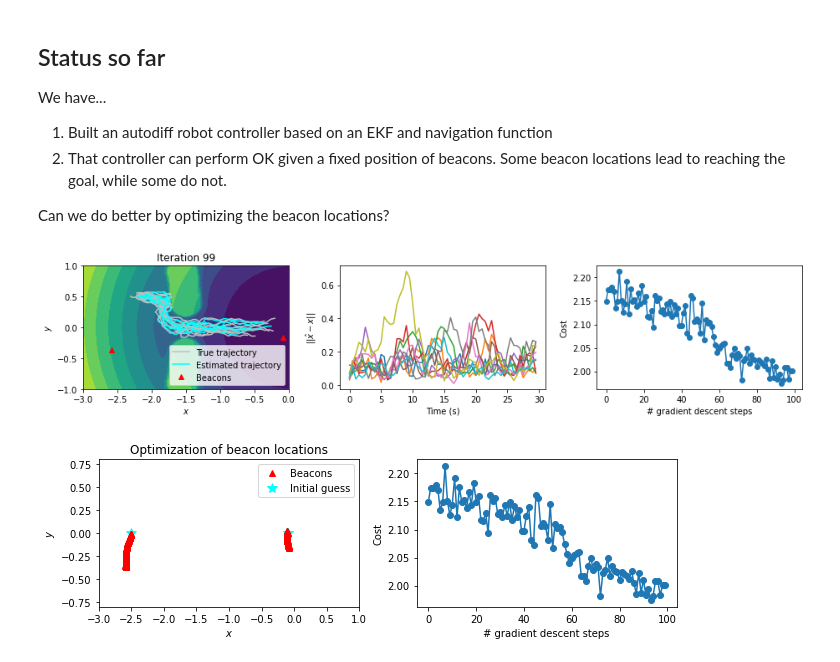
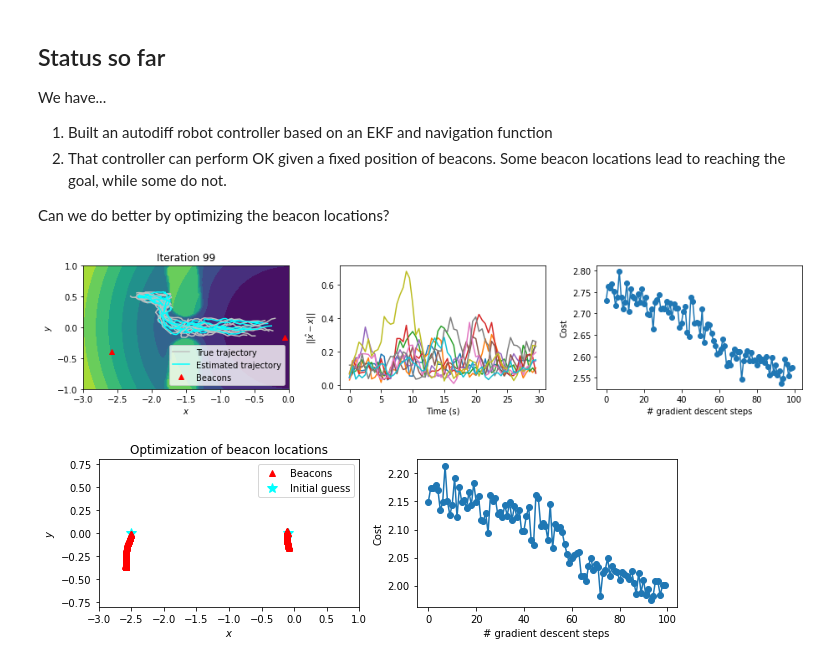
Before and after one commit to MIT-REALM/architect_rss_22, a Jupyter notebook: prototyping/frugal_ekf.ipynb, the cells around one changed output. Cells and saved outputs as stored; diff of their text form; code cells hidden in the pictures.

Commit message:
EKF beacon placement now working with obstacles and an obstacle-avoidance cost!

```diff
--- a/prototyping/frugal_ekf.ipynb
+++ b/prototyping/frugal_ekf.ipynb
@@ -533,7 +533,7 @@ def cost_from_beacon_locs(beacon_locations, prng_key):
     state_true, state_estimated, _, V_trace = simulation_wrapper(beacon_locations, prng_key)
 
     # Compute cost based on the navigation function
-    cost = 100 * ((state_true - state_estimated) ** 2).mean() + (state_true ** 2).mean()
+    cost = 100 * ((state_true - state_estimated) ** 2).mean() + (state_true ** 2).mean() + 0.1 * V_trace.mean()
     return cost
 
 # Optimize the beacon locations, starting from an initial guess
@@ -590,34 +590,34 @@ try:
         true_states, state_estimates, _, V_trace = simulate_parallel(beacon_locations, split_keys)
         plt.close(fig)
         fig, axs = plt.subplots(1, 3, figsize=(13, 3))
         contours = axs[0].contourf(X, Y, V, levels=10)
         axs[0].set_xlabel(r"$x$")
         axs[0].set_ylabel(r"$y$")
         axs[0].plot([], [], "silver", label="True trajectory")
         axs[0].plot([], [], "cyan", label="Estimated trajectory")
         for trace_idx in range(min(n_sims_per_iter, 10)):
             axs[0].plot(true_states[trace_idx, :, 0], true_states[trace_idx, :, 1], "silver")
             axs[0].plot(state_estimates[trace_idx, :, 0], state_estimates[trace_idx, :, 1], "cyan")
         axs[0].plot(beacon_locations[:, 0], beacon_locations[:, 1], "r^", label="Beacons")
         axs[0].legend()
         axs[0].set_title(f"Iteration {i}")
         state_errors = jnp.linalg.norm(true_states - state_estimates, axis=-1)[:min(n_sims_per_iter, 10)]
         axs[1].plot(jnp.arange(0, 30, 0.5), state_errors.T)
         axs[1].set_xlabel("Time (s)")
         axs[1].set_ylabel("$||\\hat{x} - x||$")
         axs[2].plot(costs, "o-")
         axs[2].set_xlabel("# gradient descent steps")
         axs[2].set_ylabel("Cost")
         fig.tight_layout()
         display.display(plt.gcf())
         display.clear_output(wait=True)
 
         # Make the gradient descent step
         beacon_locations = beacon_locations - learning_rate * cost_grad
 except KeyboardInterrupt:
     pass
 # %% [output]
-[figure, old version]
+[figure, new version]
 # %%
 fig, axs = plt.subplots(1, 2, figsize=(9, 3))
 # contours = axs[0].contourf(X, Y, V, levels=10)
```
